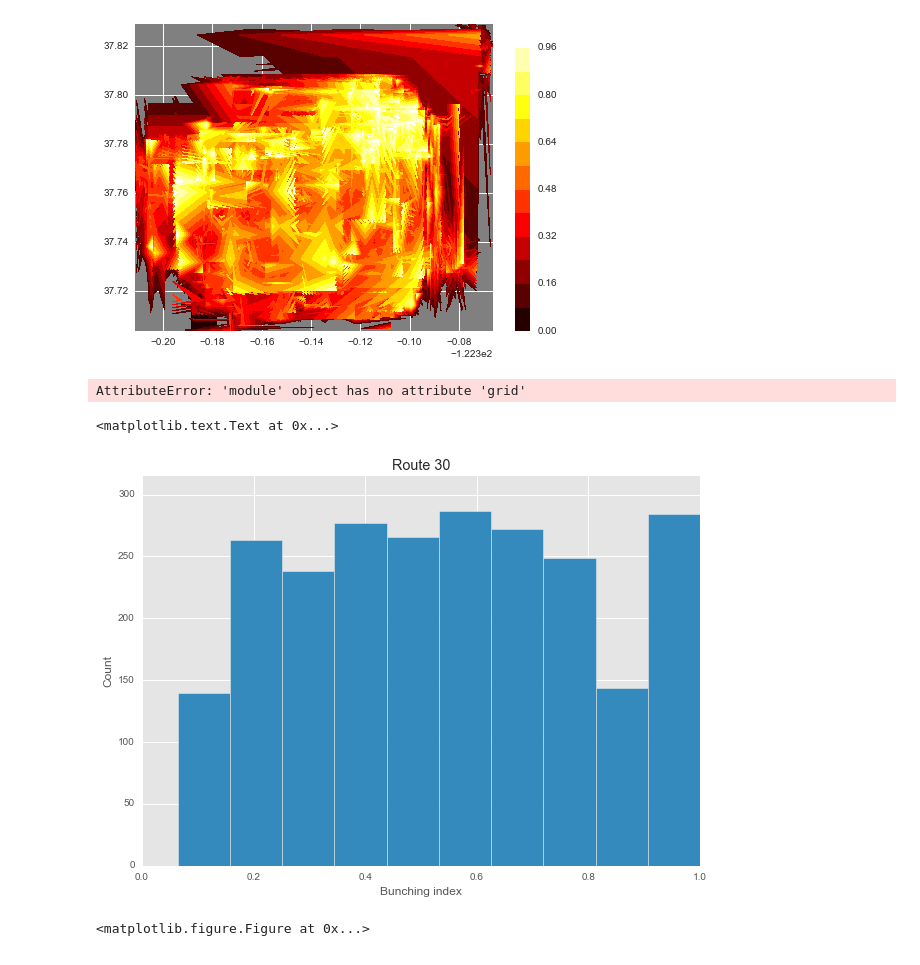
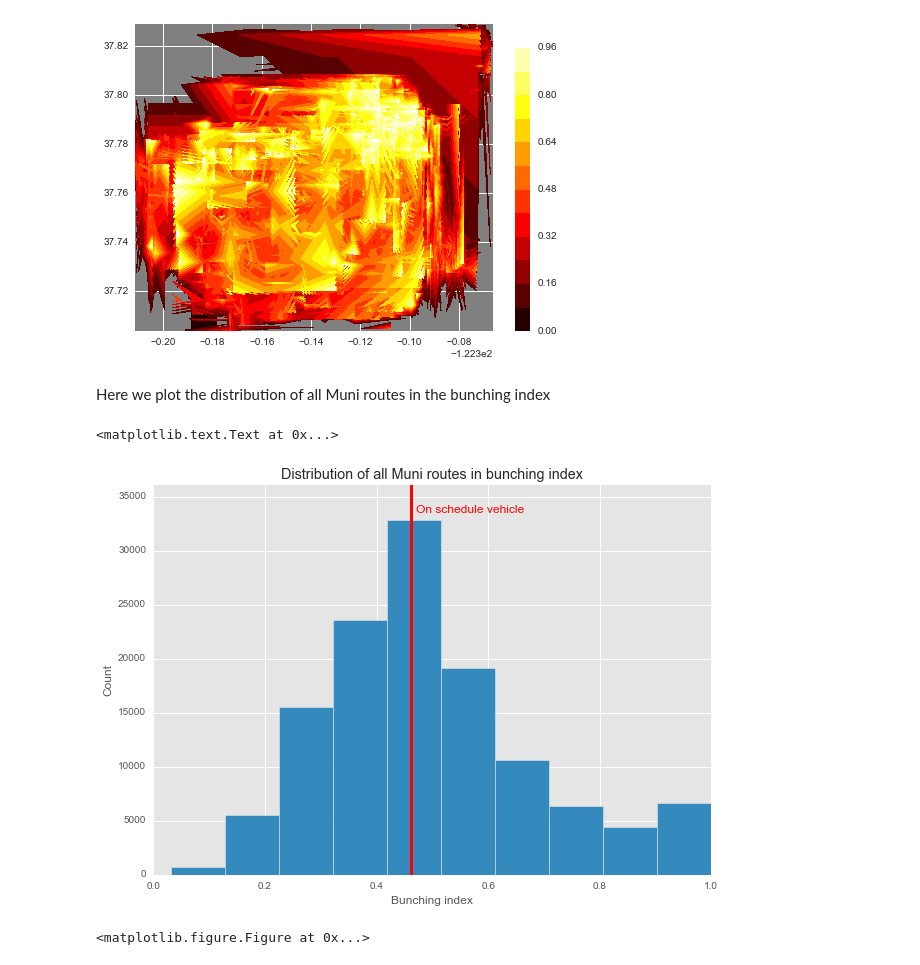
Before and after one commit to riemannzetagambit/busUnBunchr, a Jupyter notebook: nextbus_pull_from_remote_database.ipynb, the cells around one changed output. Cells and saved outputs as stored; diff of their text form; code cells hidden in the pictures.

Commit message:
Cleaned up code in .ipynb a bit, made it so graphs are functional with highcharts on site

```diff
--- a/nextbus_pull_from_remote_database.ipynb
+++ b/nextbus_pull_from_remote_database.ipynb
@@ -274,40 +269,35 @@ plt.ylim(lat_edges.min(), lat_edges.max())
 # %% [output]
 (37.703899999999997, 37.8292)
 [figure]
-# %%
-#Z = np.empty((len(lat_edges),len(lon_edges)))
-geoplotlib.tiles_provider('positron')
-geoplotlib.set_map_alpha(128)
-geoplotlib.grid(lon_edges, lat_edges, Z, 'hot', alpha=90, vmax=60, levels=12)
-geoplotlib.request_zoom(13)
-# %% [output]
-AttributeError: 'module' object has no attribute 'grid'
+# %% [markdown]
+Here we plot the distribution of all Muni routes in the bunching index
 # %%
 # This gives the 'perfectly on-time' bunch value
 on_time_value = tanh_func(1)
 
-tmp_height, tmp_bins = np.histogram(df_total[df_total.route_x == '30']['bunched'], bins=10)
+#tmp_height, tmp_bins = np.histogram(df_total[df_total.route_x == '30']['bunched'], bins=10)
 #tmp_height, tmp_bins = np.histogram(df_total[df_total.route_x.isin(mission_routes)]['bunched'], bins=30)
+tmp_height, tmp_bins = np.histogram(df_total['bunched'], bins=10)
 plt.style.use('ggplot')
 f,a = plt.subplots()
 f.set_size_inches(10,7)
 width = tmp_bins[1]-tmp_bins[0]
 a.bar(tmp_bins[:-1], tmp_height, width = width)
 #a.bar(tmp_bins_30[:-1], tmp_height_30, width = width, color='r')
 a.set_xlabel('Bunching index')
 a.set_ylabel('Count')
 #a.set_xlim(0,1)
 a.set_ylim(0,max(tmp_height)*1.1)
-# plt.plot((on_time_value, on_time_value), (0, max(tmp_height)*1.1), 'k-', linewidth=3, color='r')
-# a.text(0.665, 0.92, 'On schedule vehicle',
-# #a.text(0.665, 0.92,
-#         verticalalignment='bottom', horizontalalignment='right',
-#         transform=a.transAxes,
-#         color='red', fontsize=12)
-a.set_title('Route 30')
+plt.plot((on_time_value, on_time_value), (0, max(tmp_height)*1.1), 'k-', linewidth=3, color='r')
+a.text(0.665, 0.92, 'On schedule vehicle',
+#a.text(0.665, 0.92,
+        verticalalignment='bottom', horizontalalignment='right',
+        transform=a.transAxes,
+        color='red', fontsize=12)
+a.set_title('Distribution of all Muni routes in bunching index')
 # %% [output]
 <matplotlib.text.Text at 0x...>
-[figure, old version]
+[figure, new version]
 # %%
 plt.savefig('distribution_in_bunching_parameters.png')
 # %% [output]
```
Also changed, not shown: parts of 12 cells of this notebook, 4 other files.
